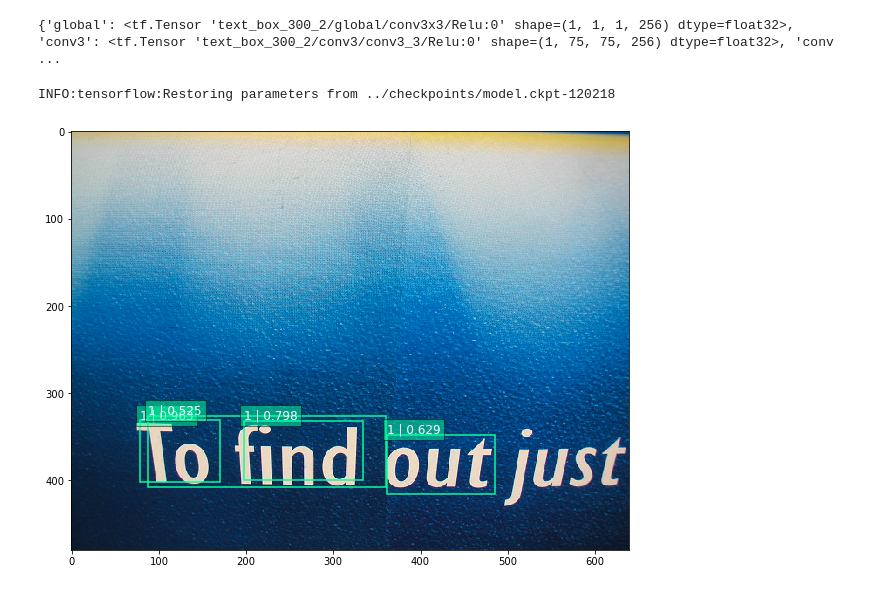
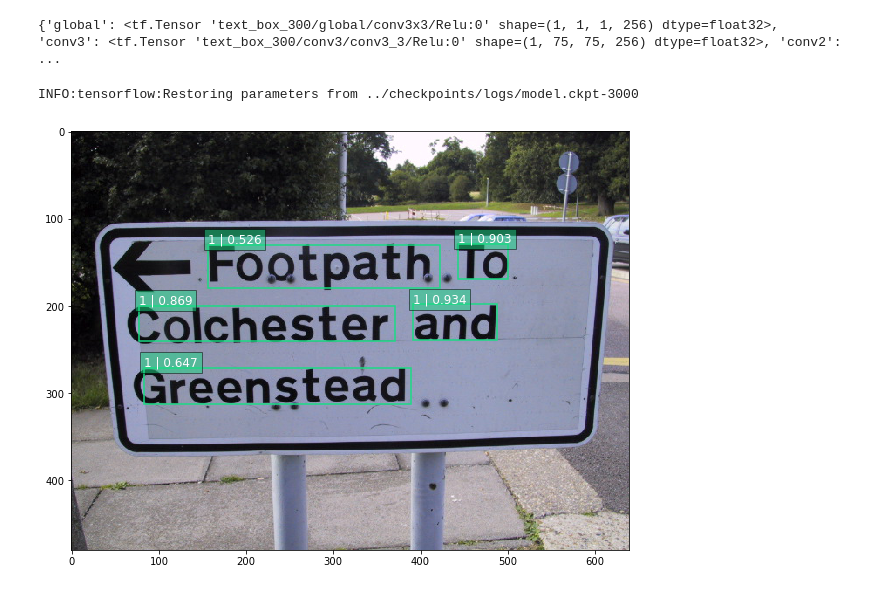
Before and after one commit to bindung/TextBoxes-TensorFlow, a Jupyter notebook: Notes/Textbox_eval.ipynb, the cells around one changed output. Saved outputs shown, nothing was run; the diff lists cells and outputs as text; code cells hidden in the pictures.

```diff
--- a/Notes/Textbox_eval.ipynb
+++ b/Notes/Textbox_eval.ipynb
@@ -48,12 +48,12 @@ reuse = True if 'net' in locals() else None
 net = txtbox_300.TextboxNet()
 #anchors = net.anchors(net_shape)
 with slim.arg_scope(net.arg_scope(data_format=data_format)):
-    localisations, predictions,  _ = net.net(image_4d, is_training=False, reuse=True,use_batch=True)
+    localisations, predictions,  _ = net.net(image_4d, is_training=False, reuse=None,use_batch=True)
     #localisations, predictions = net.bboxes_encode(bboxes_pre, anchors, 3,match_threshold = 0.5)
     for i in range(len(predictions)):
         predictions[i] = tf.nn.softmax(predictions[i])
 # %% [output]
-{'global': <tf.Tensor 'text_box_300_2/global/conv3x3/Relu:0' shape=(1, 1, 1, 256) dtype=float32>, 'conv3': <tf.Tensor 'text_box_300_2/conv3/conv3_3/Relu:0' shape=(1, 75, 75, 256) dtype=float32>, 'conv ...
+{'global': <tf.Tensor 'text_box_300/global/conv3x3/Relu:0' shape=(1, 1, 1, 256) dtype=float32>, 'conv3': <tf.Tensor 'text_box_300/conv3/conv3_3/Relu:0' shape=(1, 75, 75, 256) dtype=float32>, 'conv2':  ...
 # %%
 # Restore SSD model.
 ckpt_filename = '../checkpoints/model.ckpt-1337.meta'
@@ -61,12 +61,12 @@ ckpt_filename = '../checkpoints/model.ckpt-1337.meta'
 isess.run(tf.global_variables_initializer())
 saver = tf.train.Saver()
 #saver = tf.train.import_meta_graph(ckpt_filename)
-saver.restore(isess, '../checkpoints/model.ckpt-120218')
+saver.restore(isess, '../checkpoints/logs/model.ckpt-3000')
 
 # SSD default anchor boxes.
 anchors = net.anchors(net_shape)
 # %% [output]
-INFO:tensorflow:Restoring parameters from ../checkpoints/model.ckpt-120218
+INFO:tensorflow:Restoring parameters from ../checkpoints/logs/model.ckpt-3000
 # %%
 # Main image processing routine.
 def process_image(img, select_threshold=0.5, nms_threshold=.45, net_shape=(300, 300)):
@@ -87,11 +87,11 @@ def process_image(img, select_threshold=0.5, nms_threshold=.45, net_shape=(300,
     rbboxes = np_methods.bboxes_resize(rbbox_img, rbboxes)
     return rclasses, rscores, rbboxes,rimg
 # %%
-img = mpimg.imread('../data/ICDAR2013/ICDAR-Test-Images/img_188.jpg')
+img = mpimg.imread('../data/ICDAR2013/ICDAR-Training-Images/100.jpg')
 #img = resize(img, [700,700],mode='wrap',preserve_range=True)
 rclasses, rscores, rbboxes,rimg =  process_image(img)
 
 # visualization.bboxes_draw_on_img(img, rclasses, rscores, rbboxes, visualization.colors_plasma)
 visualization.plt_bboxes(img, rclasses, rscores, rbboxes)
 # %% [output]
-[figure, old version]
+[figure, new version]
```
Also changed, not shown: parts of 2 cells of this notebook, 2 other files.
